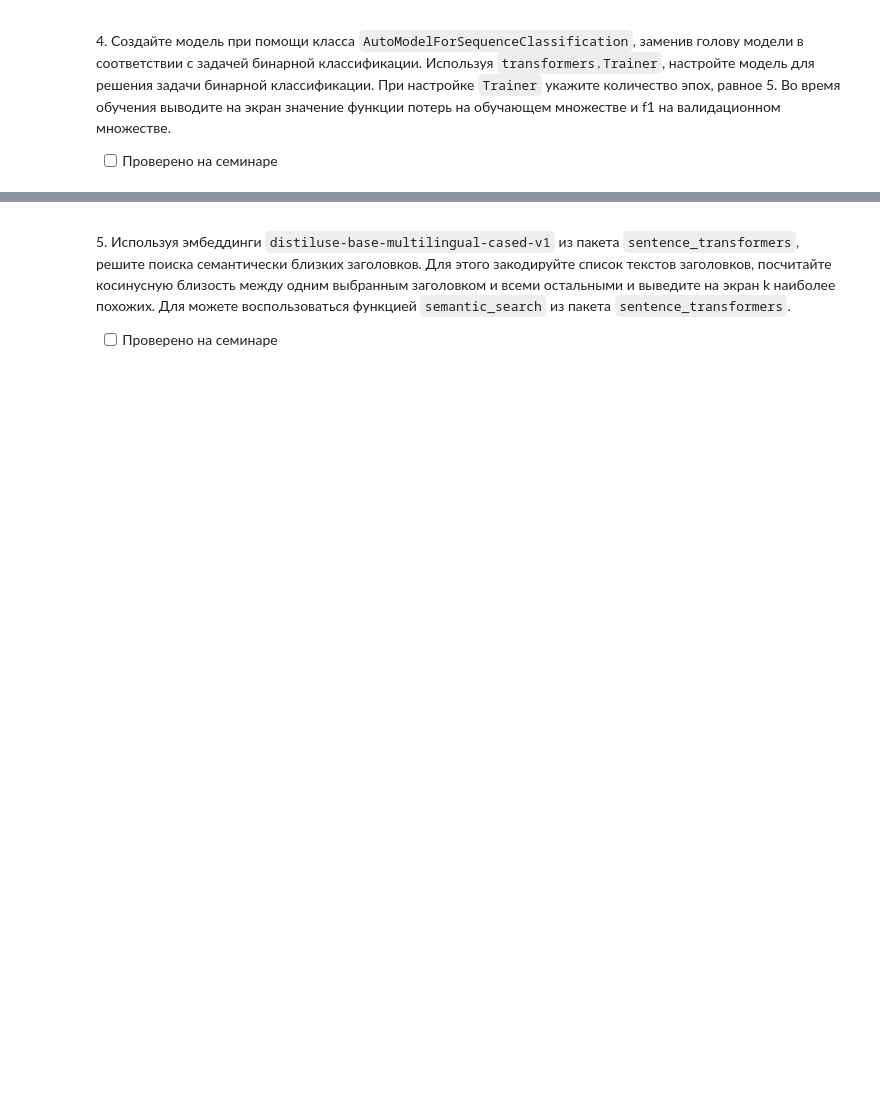
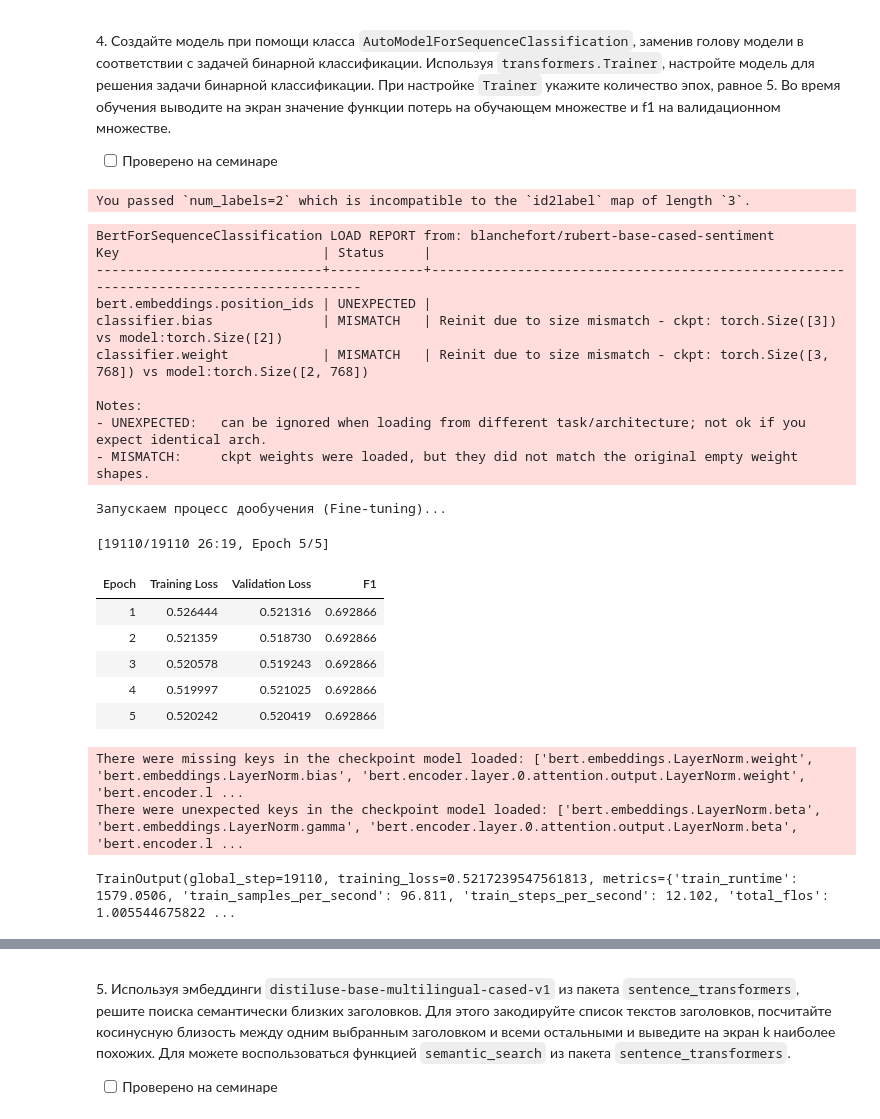
Before and after one commit to Ackrome/FU, a Jupyter notebook: Course_3/NLP/04_transformers/04_1_encoding_finetuning.ipynb, the cells around one changed output, grey strips where cells are left out. Drawn from its saved outputs; the diff is of its cells as text; code cells hidden in the pictures; blank space fills up the shorter version.

```diff
--- a/Course_3/NLP/04_transformers/04_1_encoding_finetuning.ipynb
+++ b/Course_3/NLP/04_transformers/04_1_encoding_finetuning.ipynb
@@ -210,3 +328,63 @@ print(f"\nКосинусное сходство между эмбеддинга
 4\. Создайте модель при помощи класса `AutoModelForSequenceClassification`, заменив голову модели в соответствии с задачей бинарной классификации. Используя `transformers.Trainer`, настройте модель для решения задачи бинарной классификации. При настройке `Trainer` укажите количество эпох, равное 5. Во время обучения выводите на экран значение функции потерь на обучающем множестве и f1 на валидационном множестве.
 
 - [ ] Проверено на семинаре
+# %%
+MODEL_NAME = "blanchefort/rubert-base-cased-sentiment"
+
+classifier_model = AutoModelForSequenceClassification.from_pretrained(
+    MODEL_NAME,
+    num_labels=2,
+    ignore_mismatched_sizes=True
+).to(device)
+
+def compute_metrics(p: EvalPrediction):
+    preds = np.argmax(p.predictions, axis=1)
+    f1 = f1_score(p.label_ids, preds, average="weighted")
+    return {"f1": f1}
+
+training_args = TrainingArguments(
+    output_dir="./results",
+    num_train_epochs=5,
+    per_device_train_batch_size=8,
+    per_device_eval_batch_size=8,
+    eval_strategy="epoch",
+    logging_strategy="epoch",
+    save_strategy="epoch",
+    learning_rate=2e-5,
+    load_best_model_at_end=True,
+    report_to="none"
+)
+
+
+trainer = Trainer(
+    model=classifier_model,
+    args=training_args,
+    train_dataset=tokenized_datasets["train"],
+    eval_dataset=tokenized_datasets["validation"],
+    compute_metrics=compute_metrics,
+)
+
+trainer.train()
+# %% [output]
+You passed `num_labels=2` which is incompatible to the `id2label` map of length `3`.
+BertForSequenceClassification LOAD REPORT from: blanchefort/rubert-base-cased-sentiment
+Key                          | Status     |
+-----------------------------+------------+---------------------------------------------------------------------------------------
+bert.embeddings.position_ids | UNEXPECTED |
+classifier.bias              | MISMATCH   | Reinit due to size mismatch - ckpt: torch.Size([3]) vs model:torch.Size([2])
+classifier.weight            | MISMATCH   | Reinit due to size mismatch - ckpt: torch.Size([3, 768]) vs model:torch.Size([2, 768])
+
+Notes:
+- UNEXPECTED:   can be ignored when loading from different task/architecture; not ok if you expect identical arch.
+- MISMATCH:     ckpt weights were loaded, but they did not match the original empty weight shapes.
+Запускаем процесс дообучения (Fine-tuning)...
+[19110/19110 26:19, Epoch 5/5]
+| Epoch | Training Loss | Validation Loss | F1 |
+| 1 | 0.526444 | 0.521316 | 0.692866 |
+| 2 | 0.521359 | 0.518730 | 0.692866 |
+| 3 | 0.520578 | 0.519243 | 0.692866 |
+| 4 | 0.519997 | 0.521025 | 0.692866 |
+| 5 | 0.520242 | 0.520419 | 0.692866 |
+There were missing keys in the checkpoint model loaded: ['bert.embeddings.LayerNorm.weight', 'bert.embeddings.LayerNorm.bias', 'bert.encoder.layer.0.attention.output.LayerNorm.weight', 'bert.encoder.l ...
+There were unexpected keys in the checkpoint model loaded: ['bert.embeddings.LayerNorm.beta', 'bert.embeddings.LayerNorm.gamma', 'bert.encoder.layer.0.attention.output.LayerNorm.beta', 'bert.encoder.l ...
+TrainOutput(global_step=19110, training_loss=0.5217239547561813, metrics={'train_runtime': 1579.0506, 'train_samples_per_second': 96.811, 'train_steps_per_second': 12.102, 'total_flos': 1.005544675822 ...
```
Also changed, not shown: parts of 14 cells of this notebook, 20 other files.
